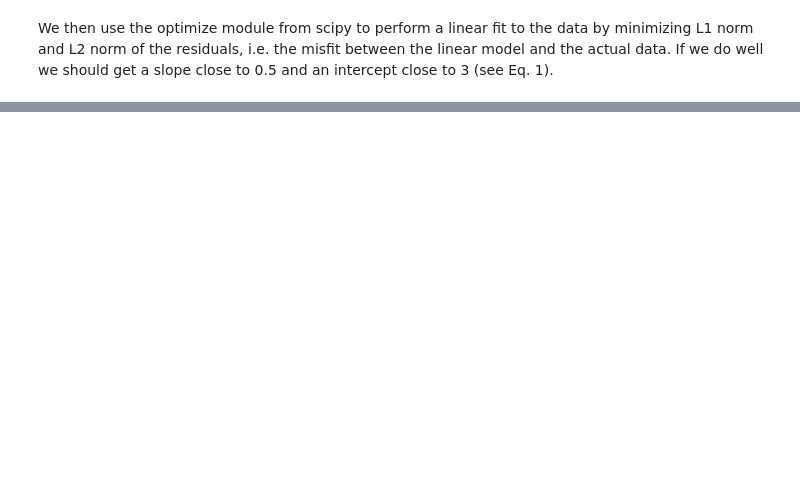
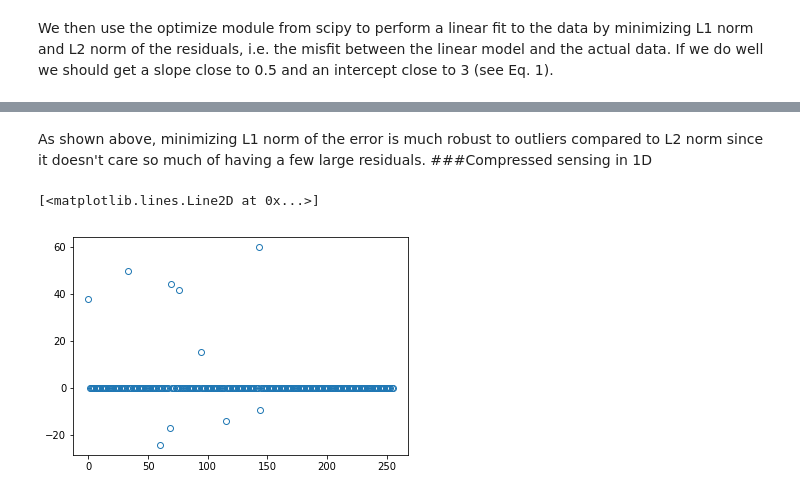
Before and after one commit to randomprogram/ML-examples, a Jupyter notebook: CompressedSensing_Example.ipynb, the cells around one changed output, grey strips where cells are left out. Cells and saved outputs as stored; diff of their text form; code cells hidden in the pictures; blank space fills up the shorter version.

```diff
--- a/CompressedSensing_Example.ipynb
+++ b/CompressedSensing_Example.ipynb
@@ -56,0 +113,16 @@ linModel = lambda coeff, x: coeff[0] + coeff[1] * x
+# %% [markdown]
+As shown above, minimizing L1 norm of the error is much robust to outliers compared to L2 norm since it doesn't care so much of having a few large residuals.
+###Compressed sensing in 1D
+# %%
+# generate sparsity level
+sz = 256;
+k = 10 #sparsity level
+sig = np.zeros(sz)
+ind = np.random.permutation(np.arange(0,sz))
+ind = ind[0:k]
+sig[ind] = np.random.random(k)*100-30
+
+plt.plot(sig,'o',mfc='none')
+# %% [output]
+[<matplotlib.lines.Line2D at 0x...>]
+[figure, added]
```
Also changed, not shown: parts of 9 cells of this notebook.
